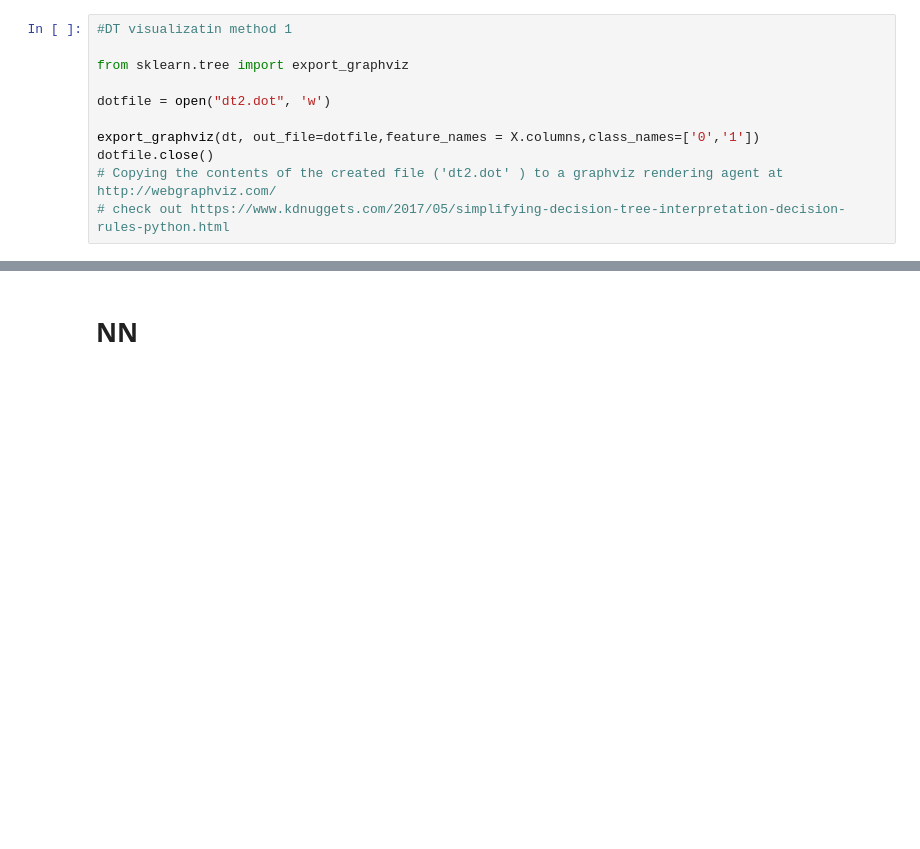
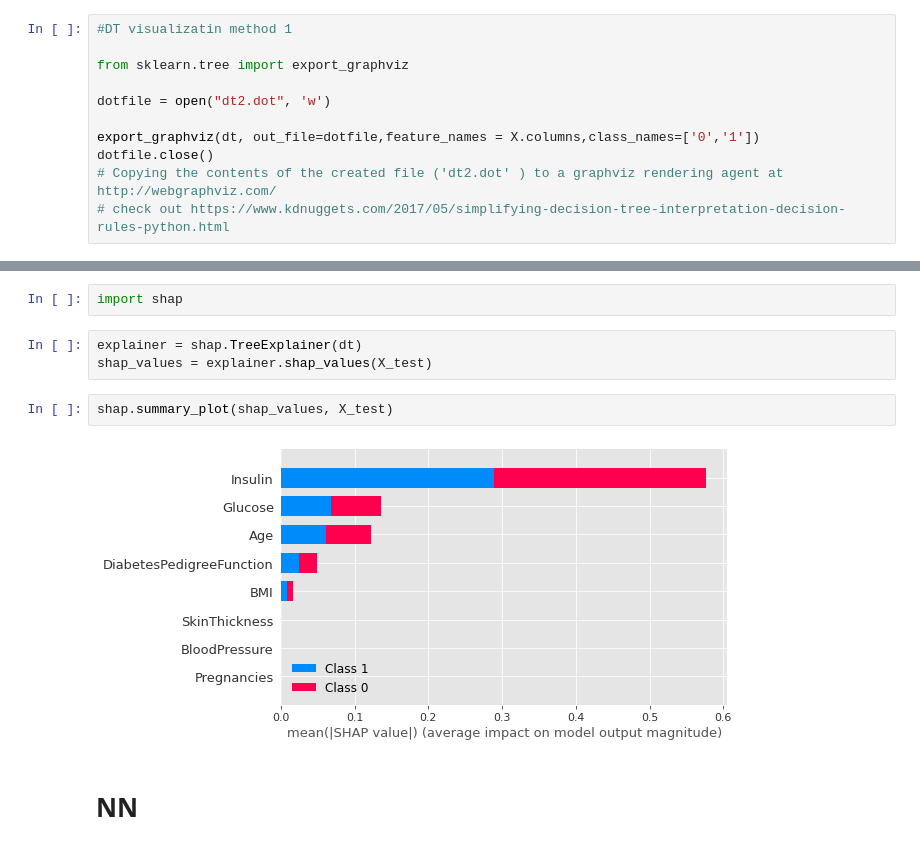
Before and after one commit to samiurprapon/DiabetesPrediction, a Jupyter notebook: S3 DT-NN-SVM.ipynb, the cells around one changed output, grey strips where cells are left out. Drawn from its saved outputs; the diff is of its cells as text; blank space fills up the shorter version.

```diff
--- a/S3 DT-NN-SVM.ipynb
+++ b/S3 DT-NN-SVM.ipynb
@@ -554,3 +703,12 @@ Image(graph.create_png())
+# %%
+import shap
+# %%
+explainer = shap.TreeExplainer(dt)
+shap_values = explainer.shap_values(X_test)
+# %%
+shap.summary_plot(shap_values, X_test)
+# %% [output]
+[figure, added]
 # %% [markdown]
 # NN
 # %%
```
Also changed, not shown: parts of 29 cells of this notebook, 5 other files.
